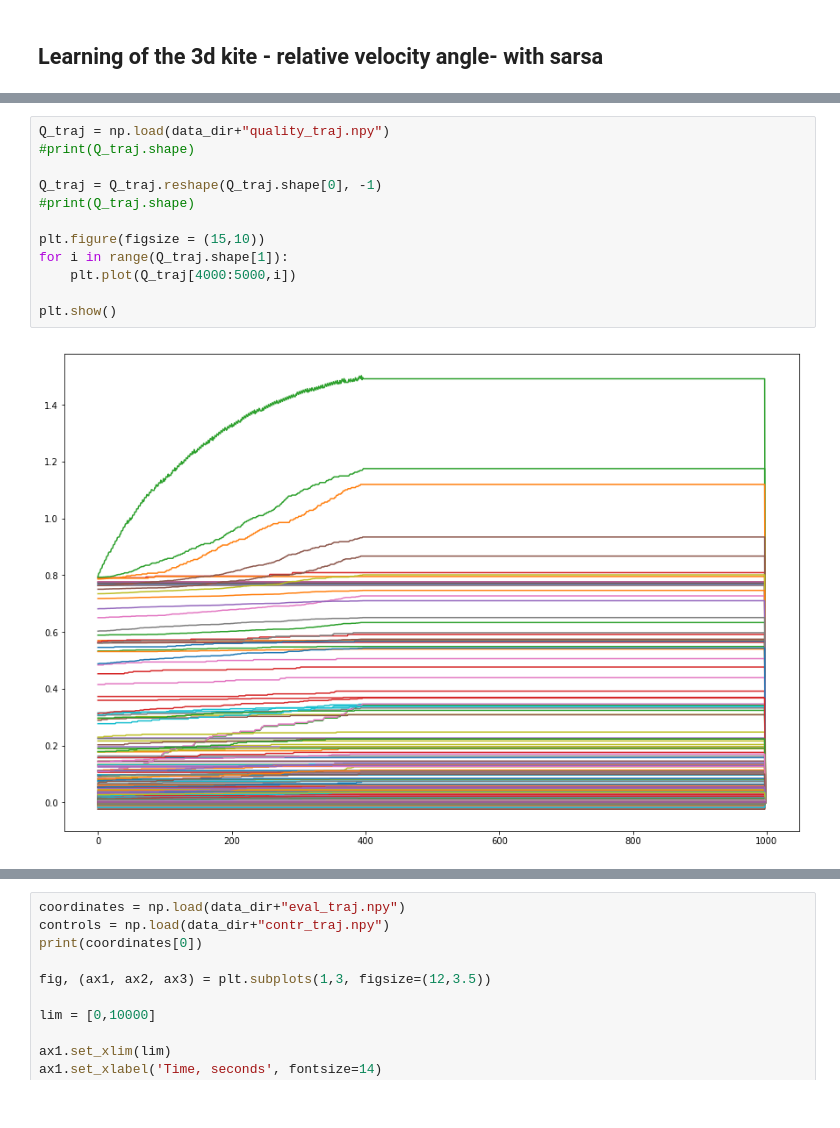
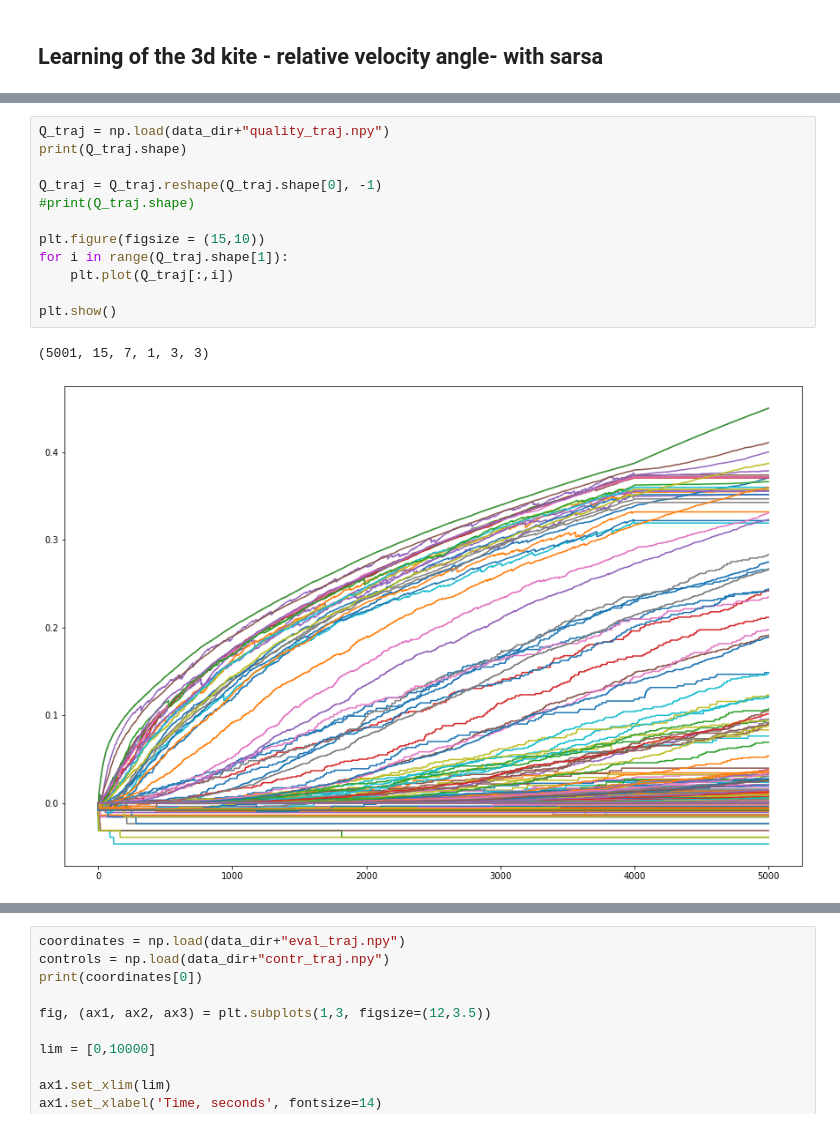
Before and after one commit to lorenzobasile/KiteRL, a Jupyter notebook: analyze_training.ipynb, the cells around one changed output, grey strips where cells are left out. Drawn from its saved outputs; the diff is of its cells as text.

```diff
--- a/analyze_training.ipynb
+++ b/analyze_training.ipynb
@@ -71,17 +71,18 @@ plt.show()
 # %%
 Q_traj = np.load(data_dir+"quality_traj.npy")
-#print(Q_traj.shape)
+print(Q_traj.shape)
 
 Q_traj = Q_traj.reshape(Q_traj.shape[0], -1)
 #print(Q_traj.shape)
 
 plt.figure(figsize = (15,10))
 for i in range(Q_traj.shape[1]):
-    plt.plot(Q_traj[4000:5000,i])
+    plt.plot(Q_traj[:,i])
 
 plt.show()
 # %% [output]
+(5001, 15, 7, 1, 3, 3)
-[figure, old version]
+[figure, new version]
 # %%
 Q = np.load(data_dir+"best_quality.npy")
 ind = np.argmax(Q_traj[4800])
```
Also changed, not shown: parts of 5 cells of this notebook, 2 other files.
